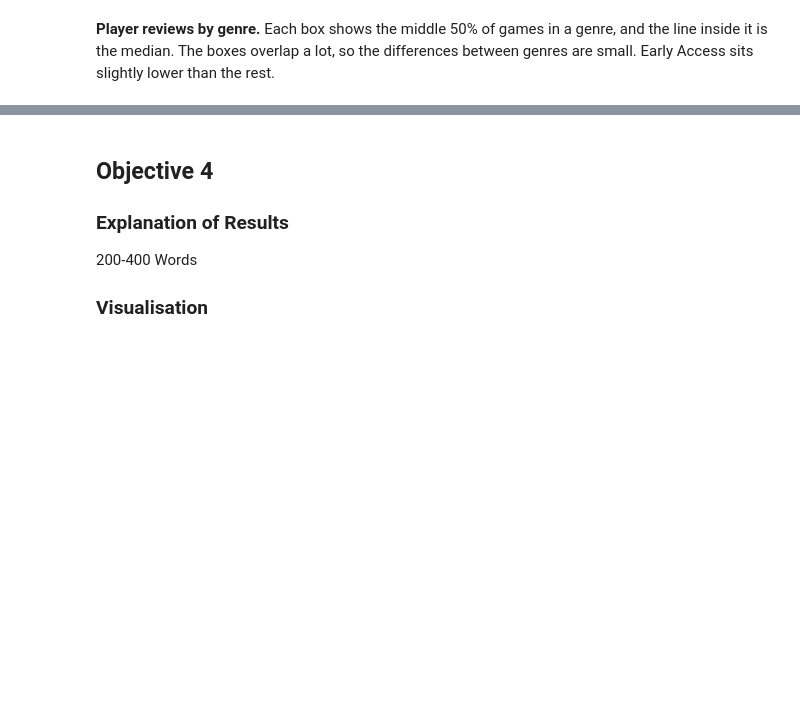
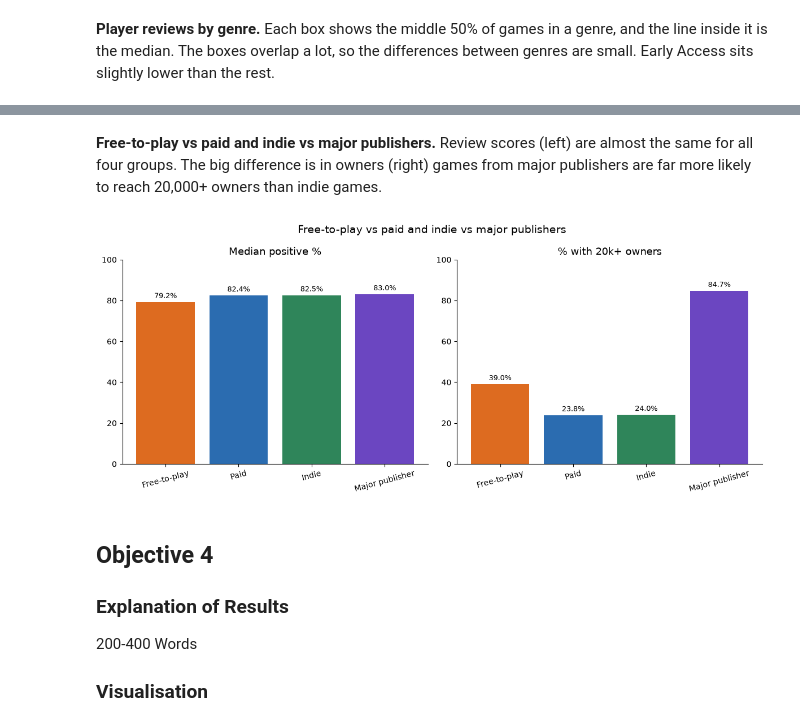
Before and after one commit to Ezekieloll/Level-Up-What-Makes-a-Game-Succeed-on-Steam-, a Jupyter notebook: group_project.ipynb, the cells around one changed output, grey strips where cells are left out. Drawn from its saved outputs; the diff is of its cells as text; code cells hidden in the pictures; blank space fills up the shorter version.

```diff
--- a/group_project.ipynb
+++ b/group_project.ipynb
@@ -756,3 +846,9 @@ plot_genre_reviews(reviewed)
+# %% [markdown]
+**Free-to-play vs paid and indie vs major publishers.** Review scores (left) are almost the same for all four groups. The big difference is in owners (right) games from major publishers are far more likely to reach 20,000+ owners than indie games.
+# %%
+plot_group_comparison(free_paid_table, publisher_table)
+# %% [output]
+[figure, added]
 # %% [markdown]
 ## Objective 4
 ### Explanation of Results
```
Also changed, not shown: parts of 27 cells of this notebook, 2 other files.
